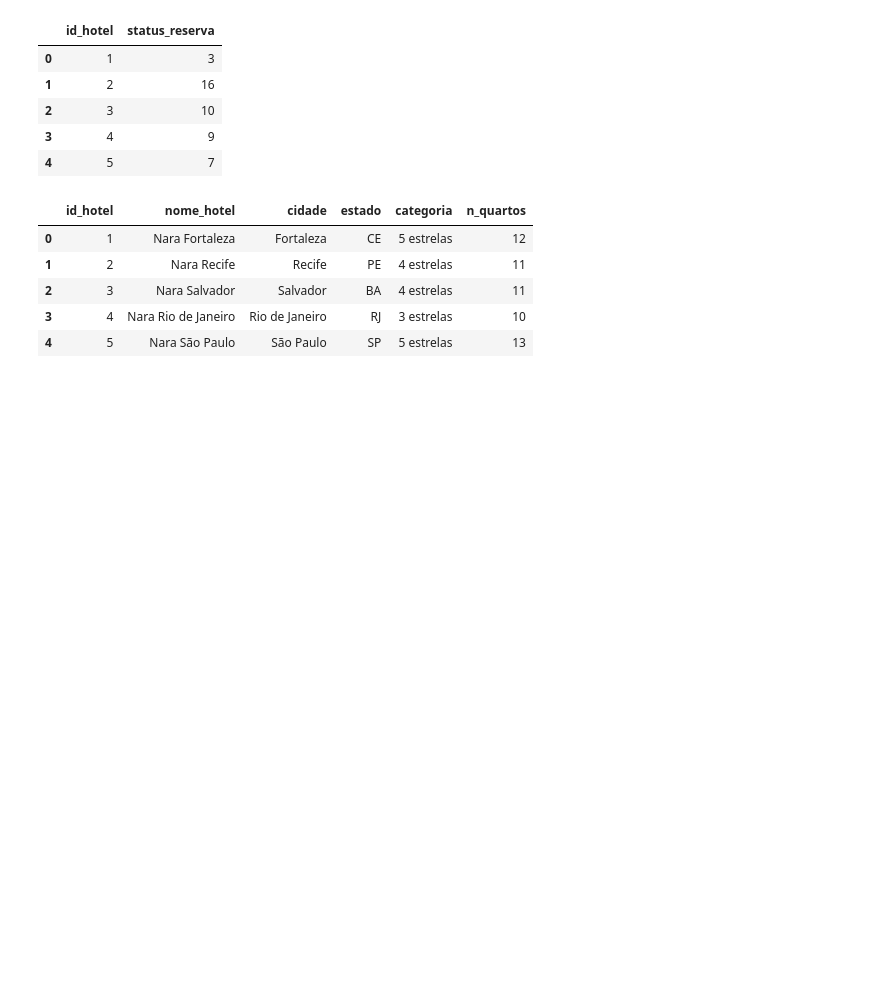
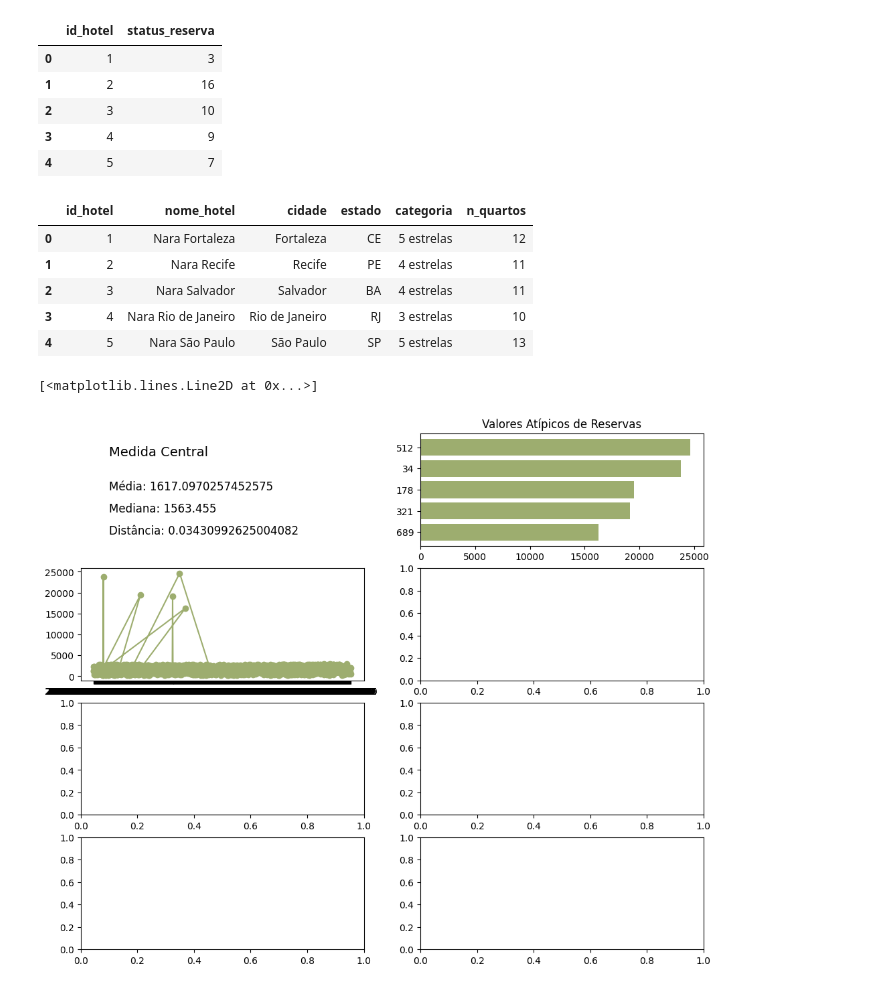
Before and after one commit to isampaio92/analise_nara_hoteis, a Jupyter notebook: analise_nara_hoteis.ipynb, the cells around one changed output. Cells and saved outputs as stored; diff of their text form; code cells hidden in the pictures; blank space fills up the shorter version.

```diff
--- a/analise_nara_hoteis.ipynb
+++ b/analise_nara_hoteis.ipynb
@@ -60,4 +60,5 @@ Limite superior: 4092.8125
 Limite inferior: -986.4675000000003
 # %%
 outliers_reservas = reservas.loc[reservas['valor_diaria'] > es.calc_limites(reservas, 'valor_diaria')[1]]
-outliers_reservas
+outliers_reservas = outliers_reservas.sort_values(by='valor_diaria')
+outliers_reservas['id_reserva'] = outliers_reservas['id_reserva'].astype(str)
@@ -71,3 +65,9 @@ outliers_reservas
+# %%
+outliers_reservas = outliers_reservas.merge(
+    hoteis[['id_hotel', 'nome_hotel']],
+    on='id_hotel',
+    how='inner'
+)
 # %% [markdown]
 ## Desempenho por Canal de Vendas
 
@@ -118,8 +118,18 @@ hoteis
 | 3 | 4 | Nara Rio de Janeiro | Rio de Janeiro | RJ | 3 estrelas | 10 |
 | 4 | 5 | Nara São Paulo | São Paulo | SP | 5 estrelas | 13 |
 # %%
-fig, axs = plt.subplots(4, 2, figsize=(12, 8))
-axs[0, 0].bar(media, mediana)
-axs[0, 0].title('Média e Mediana')
+fig, axs = plt.subplots(4, 2, figsize=(12, 10))
+axs[0, 0].axis('off')
+axs[0, 0].text(0.1, 0.8, 'Medida Central', fontsize=14, color='black')
+axs[0, 0].text(0.1, 0.5, f'Média: {media}', fontsize=12)
+axs[0, 0].text(0.1, 0.3, f'Mediana: {mediana}', fontsize=12)
+axs[0, 0].text(0.1, 0.1, f'Distância: {distancia}', fontsize=12)
 
-axs[0, 1].hbar(outliers_reservas['nome'])
+axs[0, 1].barh(outliers_reservas['id_reserva'], outliers_reservas['valor_diaria'], color='#9dad6f')
+axs[0, 1].set_title('Valores Atípicos de Reservas')
+
+axs[1, 0].plot(, marker='o', color='#9dad6f')
+axs[1, 0].set_title('Volume de reservas ao longo do tempo')
+# %% [output]
+[<matplotlib.lines.Line2D at 0x...>]
+[figure, added]
```
Also changed, not shown: parts of 1 cell of this notebook, 6 other files.
